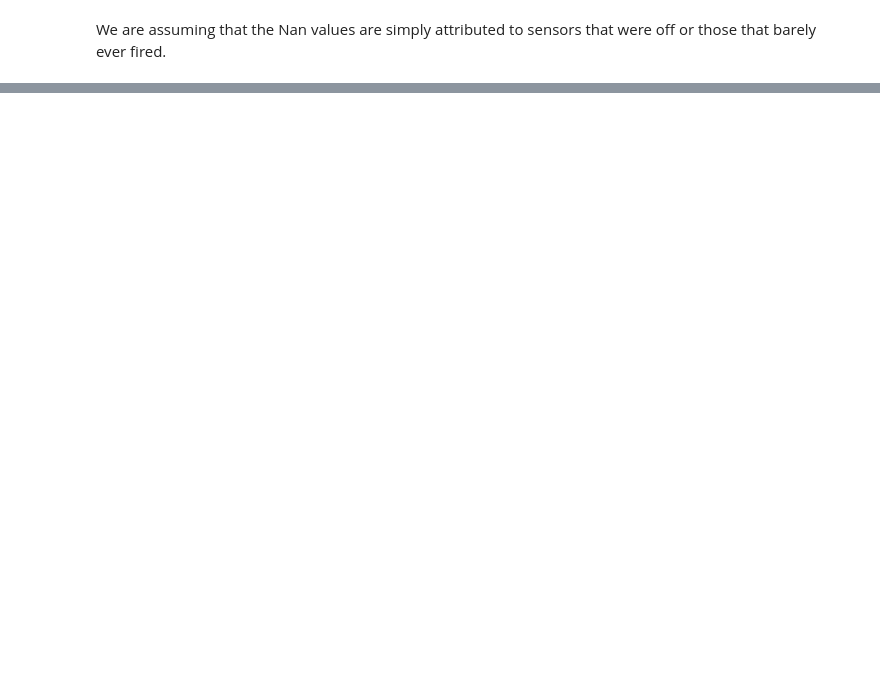
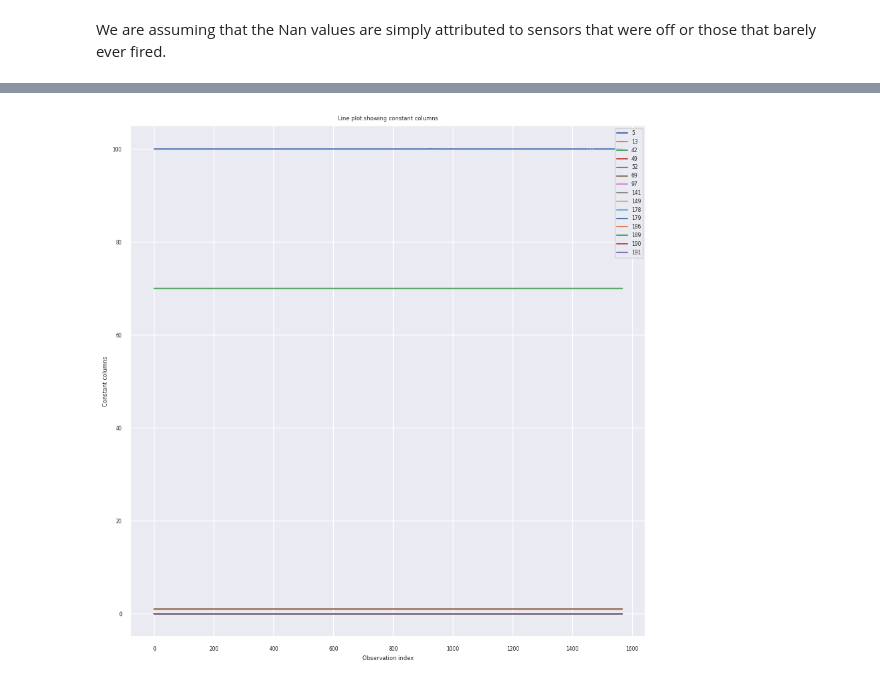
Before and after one commit to Darlene-13/secom-dimensionality-reduction, a Jupyter notebook: notebooks/exploration.ipynb, the cells around one changed output, grey strips where cells are left out. Saved outputs shown, nothing was run; the diff lists cells and outputs as text; code cells hidden in the pictures; blank space fills up the shorter version.

```diff
--- a/notebooks/exploration.ipynb
+++ b/notebooks/exploration.ipynb
@@ -72,0 +159,7 @@ We are assuming that the Nan values are simply attributed to sensors that were o
+# %%
+# Drop all time series related time
+label_data.drop(columns= ["Time_difference", "Time_lag", "Time_difference_minutes","Time"], inplace=True)
+# %%
+# Combine the two dataframes to one side by side
+df = pd.concat([label_data, df], axis = 1)
+df.head(10)
@@ -72,0 +197,8 @@ We are assuming that the Nan values are simply attributed to sensors that were o
+# %%
+# A constant feature is a column where each single row has the same value
+# The standard deviation is 0 meaning there is no variation or whatsoever.
+def constant_features(df):
+    df_constant_col = [col for col in df.columns if df[col].std() == 0]
+    return df[df_constant_col]
+constant_columns = constant_features(df)
+constant_columns.head(10)
@@ -72,0 +218,17 @@ We are assuming that the Nan values are simply attributed to sensors that were o
+# %%
+# Plotting a few constant features to assess their characteristics.
+# Plot from the first one [0] to the 15th one [15]
+columns_to_plot = constant_columns.columns[0:15]
+# create a plot
+plt.figure(figsize = (10,10))
+
+for col in columns_to_plot:
+    constant_columns[col].plot(label = col)
+
+plt.xlabel("Observation index")
+plt.ylabel("Constant columns")
+plt.title("Line plot showing constant columns")
+plt.legend(loc = "upper right")
+plt.show()
+# %% [output]
+[figure, added]
```
Also changed, not shown: parts of 34 cells of this notebook, 1 other file.
